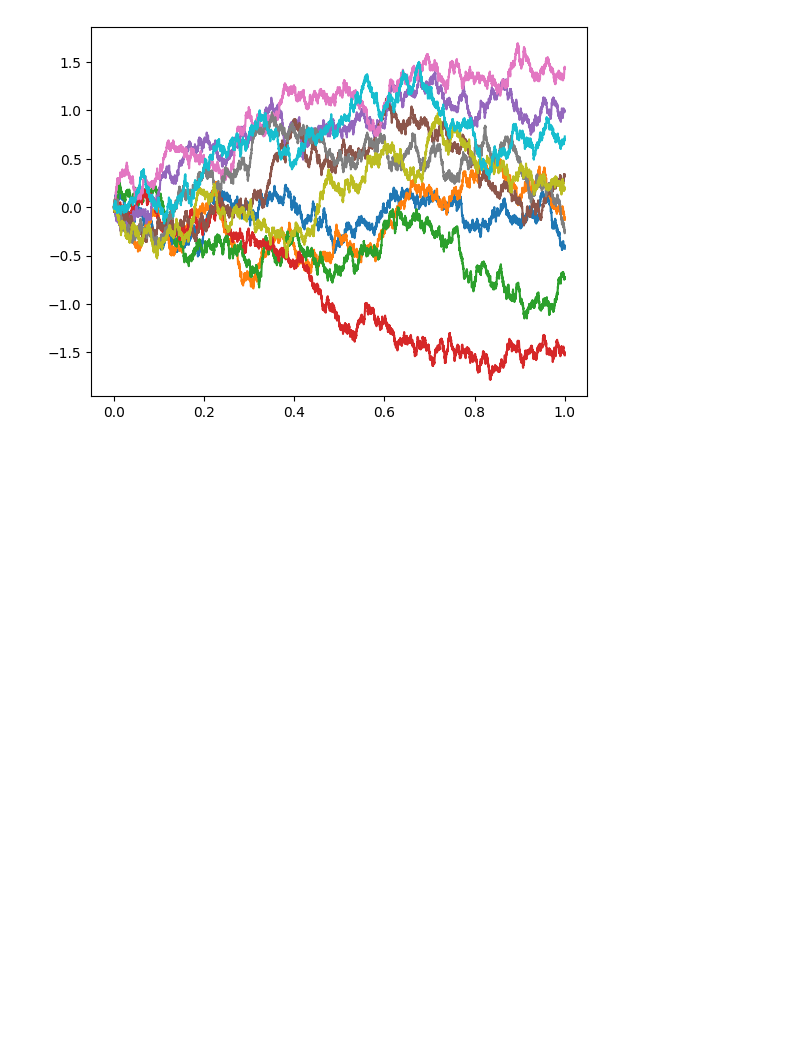
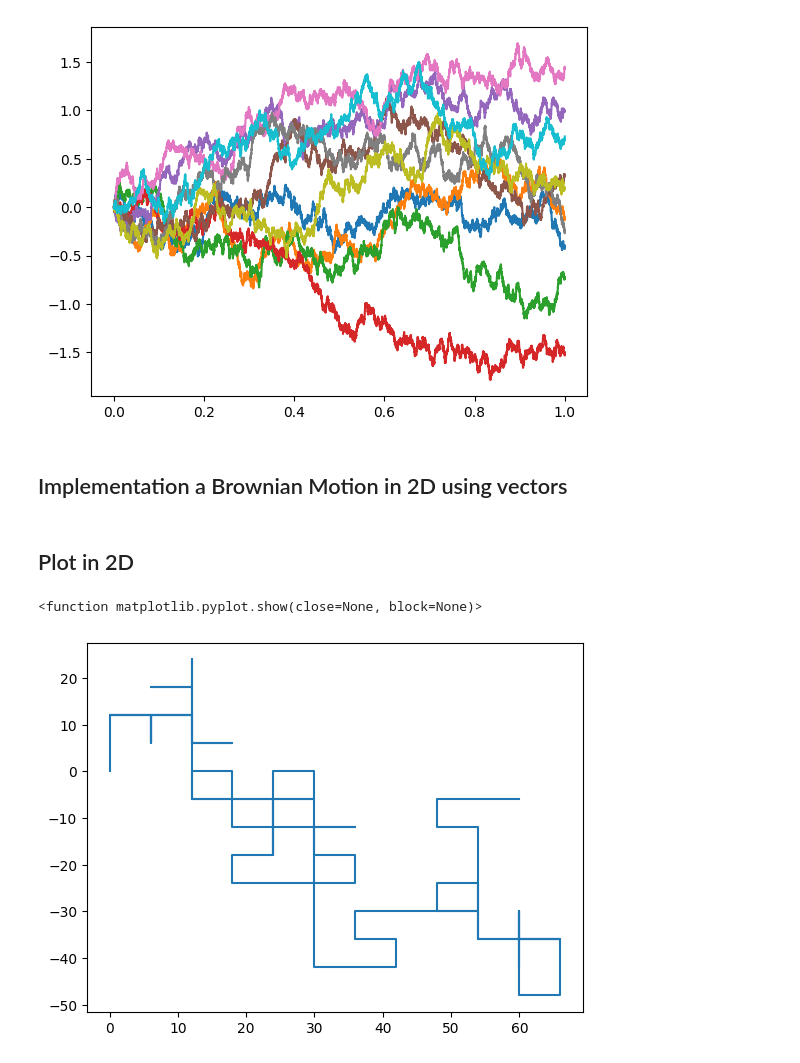
Before and after one commit to OmarGudi/Random_Walks_BrownianMotion, a Jupyter notebook: Random Walks_Brownian Motion.ipynb, the cells around one changed output. Cells and saved outputs as stored; diff of their text form; code cells hidden in the pictures; blank space fills up the shorter version.

Commit message:
New commit with graphycs, 2D and 3D.

```diff
--- a/Random Walks_Brownian Motion.ipynb
+++ b/Random Walks_Brownian Motion.ipynb
@@ -63,3 +114,30 @@ plt.plot(times, bw)
 plt.show()
 # %% [output]
 [figure]
+# %% [markdown]
+## Implementation a Brownian Motion in 2D using vectors
+# %%
+# Init parameters
+n_steps = 100
+s_pos = 0
+speed = 6
+#Init velocity vector
+velocity = Vec2d(speed,0)
+#Matrix for the BRownian Walker
+BM_2d = np.ones(shape=(n_steps,2))*s_pos
+for i in range(1,n_steps):
+    turn_angle = np.random.choice([0, np.pi/2, np.pi, 3*np.pi/2])
+    #We are rotating the velocity vector
+    velocity = velocity.rotated(turn_angle)
+    #Update to new position
+    BM_2d[i,0] = BM_2d[i-1,0] + velocity.x
+    BM_2d[i,1] = BM_2d[i-1,1] + velocity.y
+# %% [markdown]
+## Plot in 2D
+# %%
+#Using is matplotlib
+plt.plot(BM_2d[:,0], BM_2d[:,1])
+plt.show
+# %% [output]
+<function matplotlib.pyplot.show(close=None, block=None)>
+[figure, added]
```
Also changed, not shown: parts of 5 cells of this notebook.
